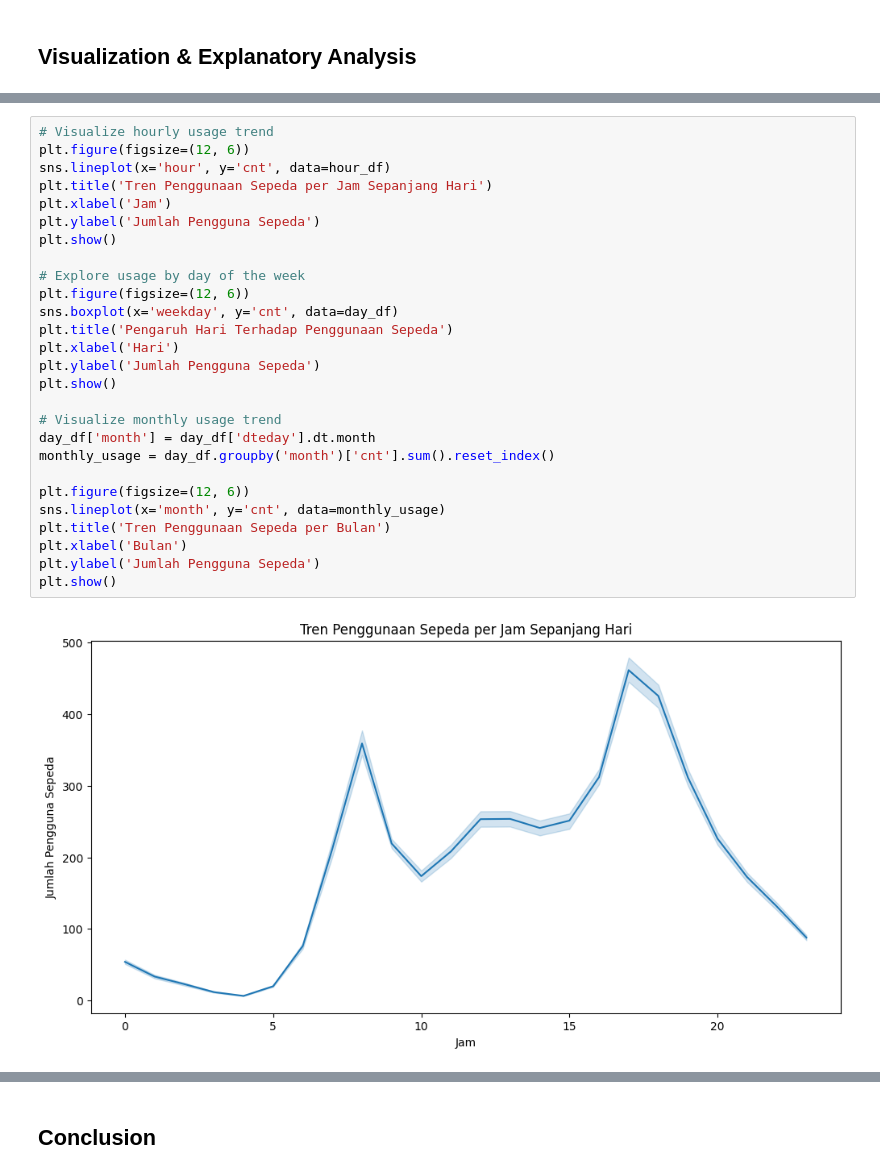
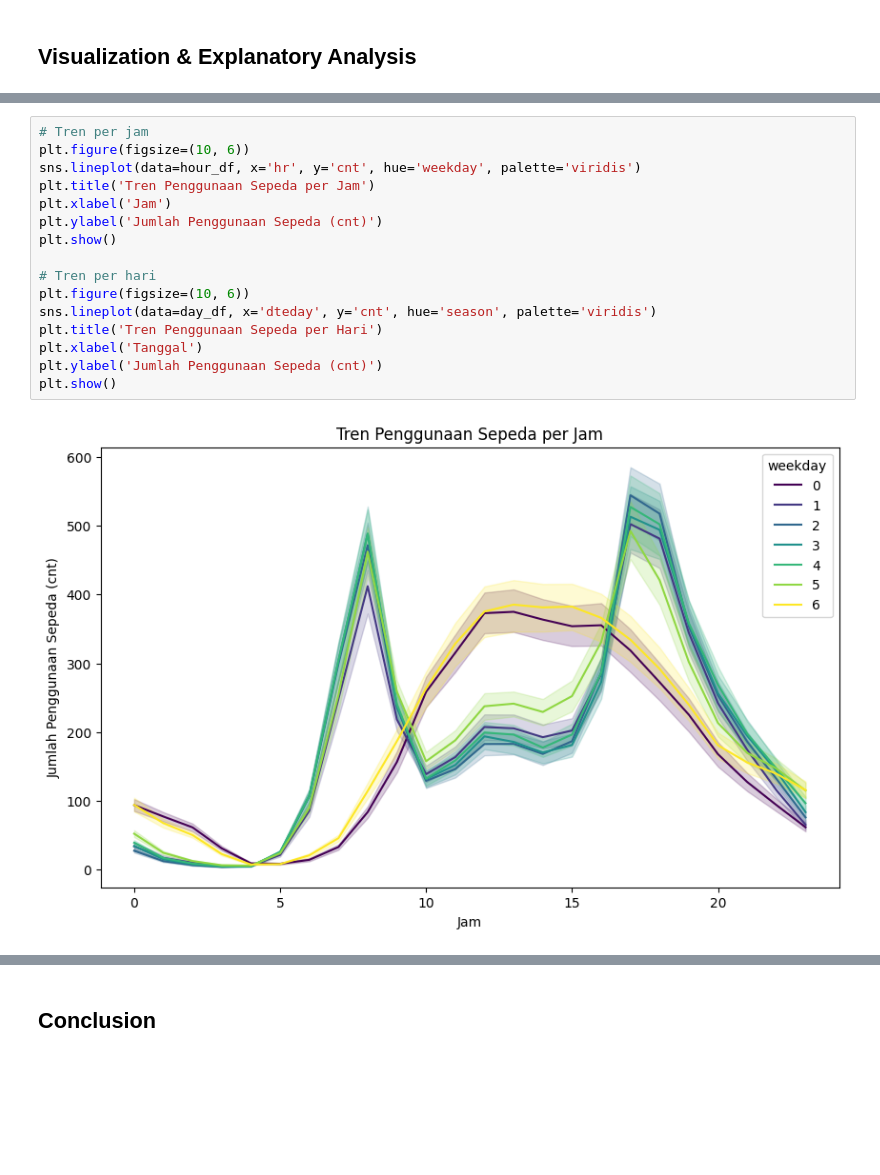
Before and after one commit to usriyatulll/Bike-Sharing-Dashboard-, a Jupyter notebook: Proyek_Analisis_Data.ipynb, the cells around one changed output, grey strips where cells are left out. Saved outputs shown, nothing was run; the diff lists cells and outputs as text; blank space fills up the shorter version.

```diff
--- a/Proyek_Analisis_Data.ipynb
+++ b/Proyek_Analisis_Data.ipynb
@@ -139,29 +97,18 @@ plt.show()
 # %%
-# Visualize hourly usage trend
-plt.figure(figsize=(12, 6))
-sns.lineplot(x='hour', y='cnt', data=hour_df)
-plt.title('Tren Penggunaan Sepeda per Jam Sepanjang Hari')
+# Tren per jam
+plt.figure(figsize=(10, 6))
+sns.lineplot(data=hour_df, x='hr', y='cnt', hue='weekday', palette='viridis')
+plt.title('Tren Penggunaan Sepeda per Jam')
 plt.xlabel('Jam')
-plt.ylabel('Jumlah Pengguna Sepeda')
+plt.ylabel('Jumlah Penggunaan Sepeda (cnt)')
 plt.show()
 
-# Explore usage by day of the week
-plt.figure(figsize=(12, 6))
-sns.boxplot(x='weekday', y='cnt', data=day_df)
-plt.title('Pengaruh Hari Terhadap Penggunaan Sepeda')
-plt.xlabel('Hari')
-plt.ylabel('Jumlah Pengguna Sepeda')
+# Tren per hari
+plt.figure(figsize=(10, 6))
+sns.lineplot(data=day_df, x='dteday', y='cnt', hue='season', palette='viridis')
+plt.title('Tren Penggunaan Sepeda per Hari')
+plt.xlabel('Tanggal')
+plt.ylabel('Jumlah Penggunaan Sepeda (cnt)')
 plt.show()
-
-# Visualize monthly usage trend
-day_df['month'] = day_df['dteday'].dt.month
-monthly_usage = day_df.groupby('month')['cnt'].sum().reset_index()
-
-plt.figure(figsize=(12, 6))
-sns.lineplot(x='month', y='cnt', data=monthly_usage)
-plt.title('Tren Penggunaan Sepeda per Bulan')
-plt.xlabel('Bulan')
-plt.ylabel('Jumlah Pengguna Sepeda')
-plt.show()
 # %% [output]
-[figure, old version]
+[figure, new version]
```
Also changed, not shown: parts of 9 cells of this notebook, 2 other files.
